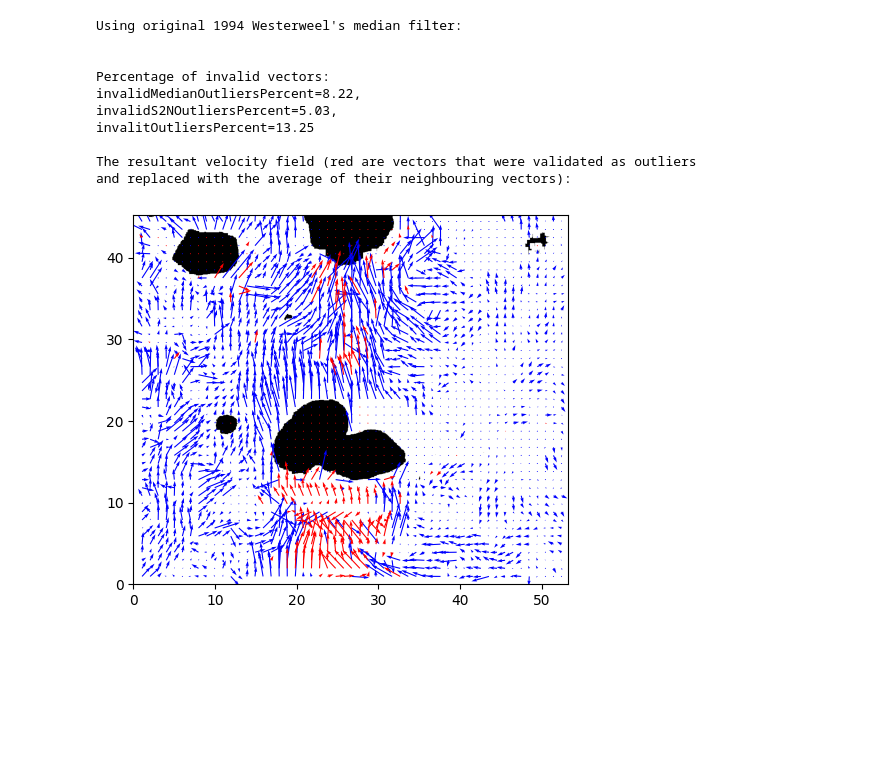
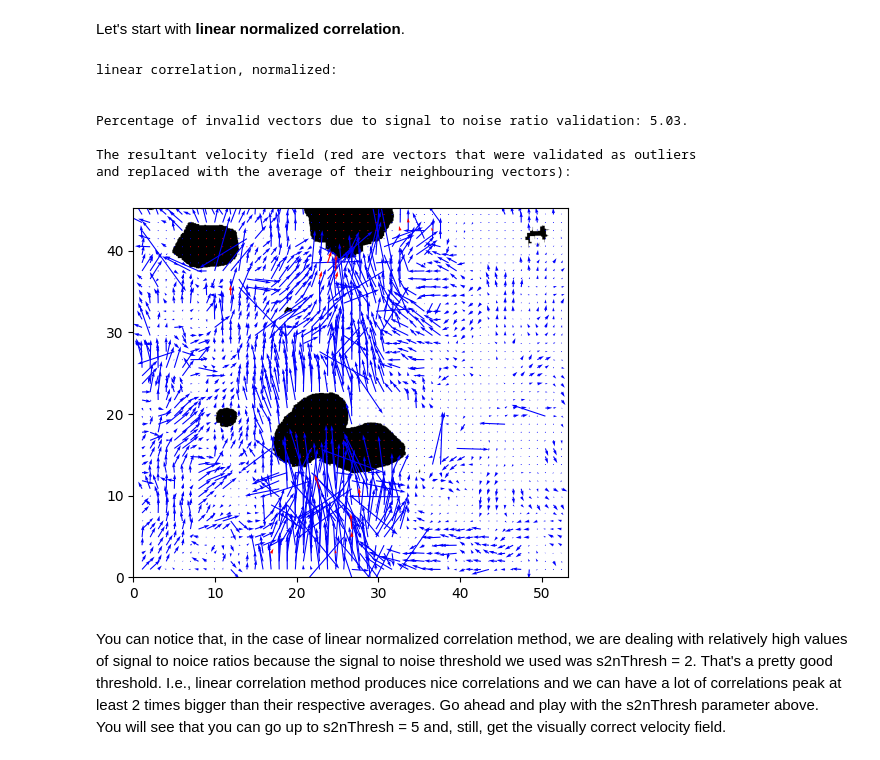
Before and after one commit to OpenPIV/openpiv-python-examples, a Jupyter notebook: notebooks/compare_correlations_algorithms.ipynb, the cells around one changed output. Drawn from its saved outputs; the diff is of its cells as text; code cells hidden in the pictures; blank space fills up the shorter version.

```diff
--- a/notebooks/compare_correlations_algorithms.ipynb
+++ b/notebooks/compare_correlations_algorithms.ipynb
@@ -252,7 +192,7 @@ searchAS = np.round(1.1*interW).astype(np.uint32) # the size of the interrogatio
 sf = 1/0.052 # pix/mm scaling factor
 
 # The name of the OpenPIV txt file to save the results to.
-fileTXT = '../test21/bubblesOpenPIVtxtFile.txt'
+fileTXT = '../test21/bubblesLinearCircular.txt'
 
 # The file names of PIV frames and bubbles mask.
 frameA = '../test21/bubblesFrameA.png'
@@ -262,30 +202,34 @@ bubblesMaskFile = '../test21/bubblesMask.png'
 pairPIV = np.asarray([cv2.imread(frameA,0), cv2.imread(frameB,0)]) # 0 flag means read as gray scale
 bubblesMask = cv2.imread(bubblesMaskFile,0) # 0 flag means read as gray scale
 imageShape = pairPIV[0].shape
+# %% [markdown]
+Let's start with **linear normalized correlation**.
 # %%
-print("Using original 1994 Westerweel's median filter:\n")
+# According to the comments given in the body of pyprocess.fft_correlate_images() function,
+# linear correlation must be normalized. So, we are going to explore only linear normalized option.
+# I.e., we are not going to do linear not normalized option.
+print("linear correlation, normalized:\n")
 PIVanalysis(dataArray = pairPIV,
             imageShape = imageShape,
             searchAreaSize = searchAS,
             overlap = ol,
             scalingFactor = sf,
             deltaT = tPulse,
             maskBubble = bubblesMask,
             nameTXT = fileTXT,
-            medianTest = 1994,
-            numRuns = 1,
+            normalizedCorrelation = True,
+            correlationMethod = 'linear',
             s2nThresh = 2,
             onImg = bubblesMaskFile
 )
 # %% [output]
-Using original 1994 Westerweel's median filter:
+linear correlation, normalized:
 
 
-Percentage of invalid vectors:
-invalidMedianOutliersPercent=8.22,
-invalidS2NOutliersPercent=5.03,
-invalitOutliersPercent=13.25
+Percentage of invalid vectors due to signal to noise ratio validation: 5.03.
 
 The resultant velocity field (red are vectors that were validated as outliers
 and replaced with the average of their neighbouring vectors):
-[figure, old version]
+[figure, new version]
+# %% [markdown]
+You can notice that, in the case of linear normalized correlation method, we are dealing with relatively high values of signal to noice ratios because the signal to noise threshold we used was s2nThresh = 2. That's a pretty good threshold. I.e., linear correlation method produces nice correlations and we can have a lot of correlations peak at least 2 times bigger than their respective averages. Go ahead and play with the s2nThresh parameter above. You will see that you can go up to s2nThresh = 5 and, still, get the visually correct velocity field.
```
Also changed, not shown: parts of 15 cells of this notebook, 1 other file.
